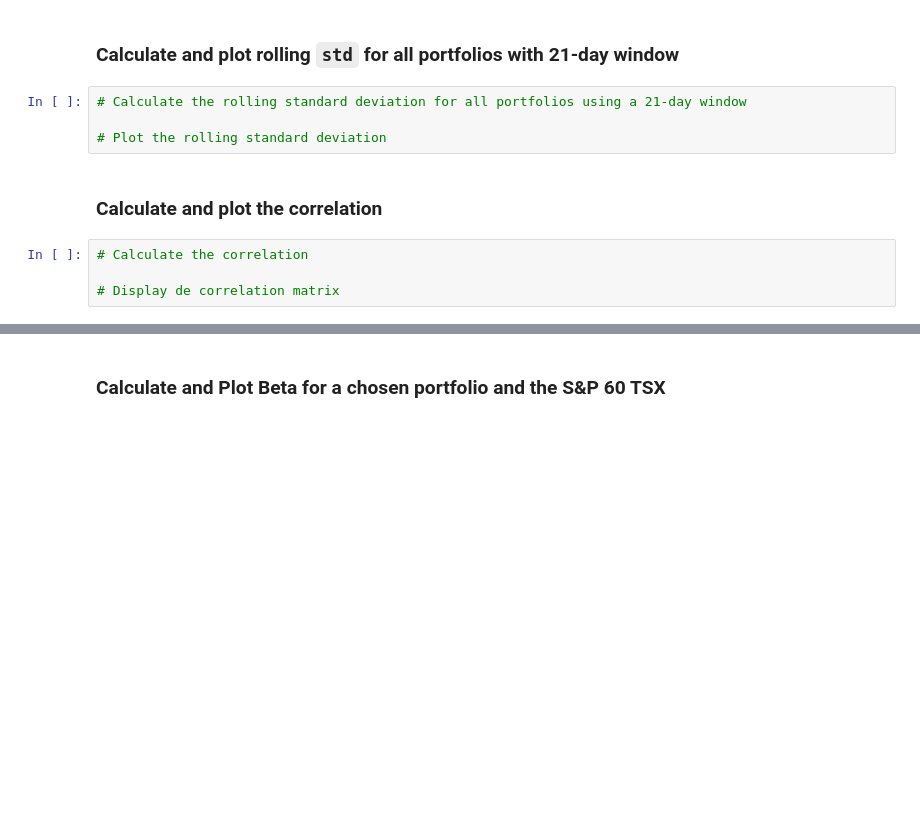
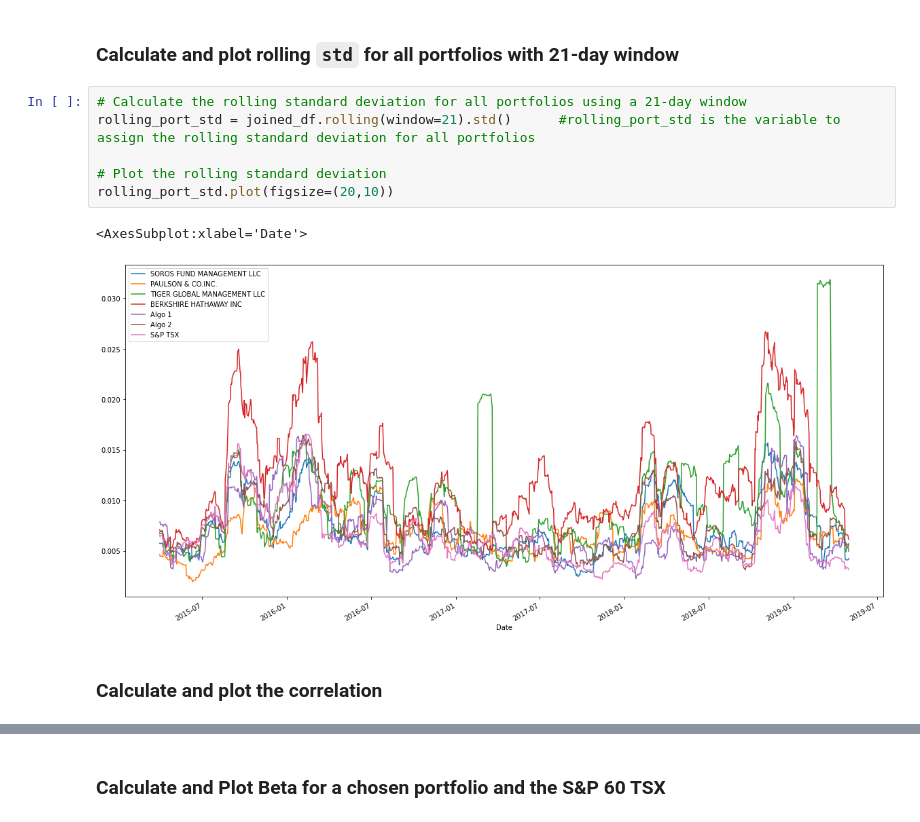
Before and after one commit to MichaelNguyen2692/Module-4-Assignment---Portfolio-Analysis, a Jupyter notebook: whale_analysis.ipynb, the cells around one changed output, grey strips where cells are left out. Saved outputs shown, nothing was run; the diff lists cells and outputs as text; blank space fills up the shorter version.

```diff
--- a/whale_analysis.ipynb
+++ b/whale_analysis.ipynb
@@ -247,11 +327,12 @@ Risk changes over time. Analyze the rolling statistics for Risk and Beta.
 ### Calculate and plot rolling `std` for all portfolios with 21-day window
 # %%
 # Calculate the rolling standard deviation for all portfolios using a 21-day window
+rolling_port_std = joined_df.rolling(window=21).std()      #rolling_port_std is the variable to assign the rolling standard deviation for all portfolios
 
 # Plot the rolling standard deviation
+rolling_port_std.plot(figsize=(20,10))
+# %% [output]
+<AxesSubplot:xlabel='Date'>
+[figure, added]
 # %% [markdown]
 ### Calculate and plot the correlation
-# %%
-# Calculate the correlation
-
-# Display de correlation matrix
```
Also changed, not shown: parts of 45 cells of this notebook, 4 other files.
